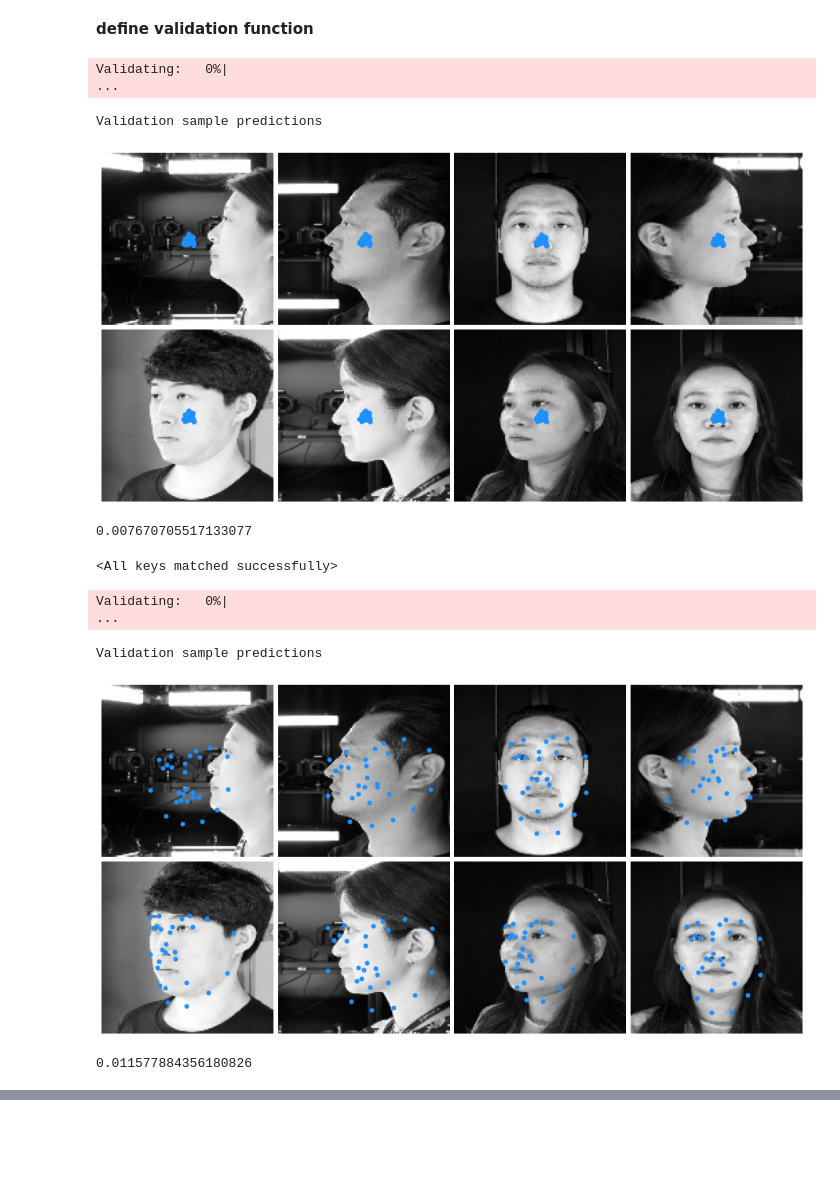
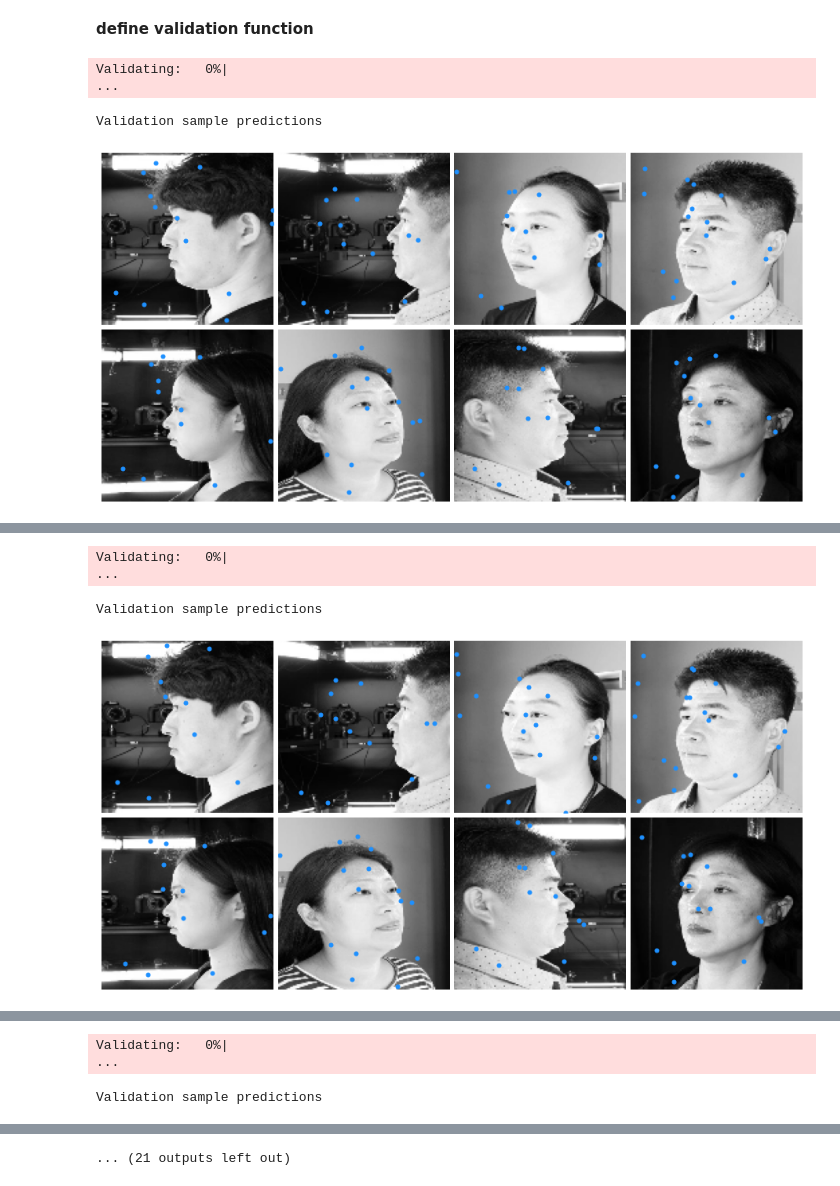
Before and after one commit to Minhan-Bae/FLD-scratch, a Jupyter notebook: remake-k-face.ipynb, the cells around one changed output, grey strips where cells are left out. Saved outputs shown, nothing was run; the diff lists cells and outputs as text; code cells hidden in the pictures; blank space fills up the shorter version.

```diff
--- a/remake-k-face.ipynb
+++ b/remake-k-face.ipynb
@@ -159,19 +137,15 @@ def validate(save = None):
 
         break
 
-    visualize_batch(features[:8].cpu(), outputs[:8].cpu(), shape = (2, 4), size = 16, title = 'Validation sample predictions', save = save)
+    visualize_batch(features[:8].cpu(), outputs[:8].cpu(),
+                    shape = (2, 4), size = 16, title = 'Validation sample predictions', save = save)
 
     return cum_loss/len(valid_loader)
 
 validate()
-# %% [output]
-Validating:   0%|                                                                                                                                                                                        ...
-Validation sample predictions
-[figure, removed]
-0.007670705517133077
 # %%
 from pathlib import Path
-pretrained_model = '/home/ubuntu/workspace/FLD-scratch/src/pretrained_model/xcep_27pt_50epoch.pt'
+pretrained_model = '/home/ubuntu/workspace/FLD-scratch/src/pretrained_model/0624/xcep_27pt_50epoch_drop07.pt'
 model_name = Path(pretrained_model).stem
 model = xception.XceptionNet(num_classes=54)
 model.eval()
@@ -185,10 +159,4 @@ model = model.to(device)
 print(model.load_state_dict(state_dict))
 
 validate()
-# %% [output]
-<All keys matched successfully>
-Validating:   0%|                                                                                                                                                                                        ...
-Validation sample predictions
-[figure, removed]
-0.011577884356180826
 # %%
@@ -198,35 +166,40 @@ os.mkdir('progress')
 # %%
-epochs = 10
+epochs = 100
 batches = len(train_loader)
 best_loss = np.inf
 optimizer.zero_grad()
 
 for epoch in range(epochs):
     cum_loss = 0.0
 
     model.train()
     for (features, labels) in train_loader:
         features = features.to(device)
         labels = labels.to(device)
 
         outputs = model(features)
 
         loss = objective(outputs, labels)
 
         loss.backward()
 
         optimizer.step()
 
         optimizer.zero_grad()
 
         cum_loss += loss.item()
-    if epoch%5==0:
-        val_loss = validate(os.path.join('/home/ubuntu/workspace/FLD-scratch/kface/progress', f'epoch({str(epoch + 1).zfill(len(str(epochs)))}).jpg'))
 
-        if val_loss < best_loss:
-            best_loss = val_loss
-            print('Saving model....................')
-            save_model = '/home/ubuntu/workspace/FLD-scratch/src/pretrained_model/xcep_27pt_100epoch_drop07_kface.pt'
-            torch.save(model.state_dict(), save_model)
+    val_loss = validate(os.path.join('/home/ubuntu/workspace/FLD-scratch/kface_progress',
+                                     f'epoch({str(epoch + 1).zfill(len(str(epochs)))}).jpg'))
+
+    if val_loss < best_loss:
+        best_loss = val_loss
+        print('Saving model....................')
+        save_model = '/home/ubuntu/workspace/FLD-scratch/src/pretrained_model/0624/xcep_27pt_50epoch_drop07.pth'
+        torch.save(model.state_dict(), save_model)
 
     print(f'Epoch({epoch + 1}/{epochs}) -> Training Loss: {cum_loss/batches:.8f} | Validation Loss: {val_loss:.8f}')
+# %% [output]
+Validating:   0%|                                                                                                                                                                                        ...
+Validation sample predictions
+[figure, added]
@@ -232,0 +207,3 @@ for epoch in range(epochs):
+Validating:   0%|                                                                                                                                                                                        ...
+Validation sample predictions
+[figure, added]
@@ -232,0 +211,2 @@ for epoch in range(epochs):
+Validating:   0%|                                                                                                                                                                                        ...
+Validation sample predictions
@@ -232,0 +215 @@ for epoch in range(epochs):
+... (21 outputs left out)
```
Also changed, not shown: parts of 7 cells of this notebook, 7 other files.
